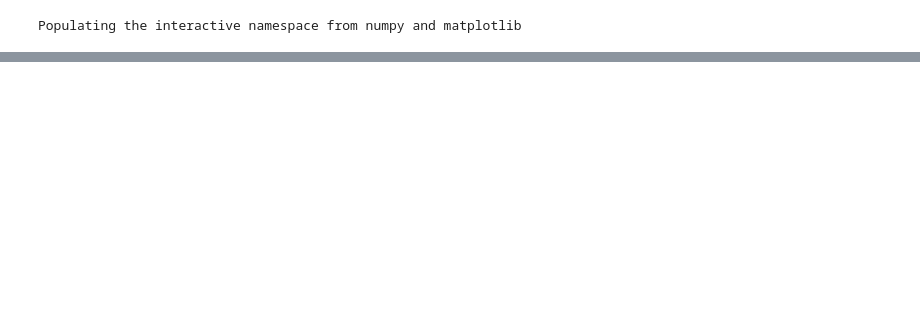
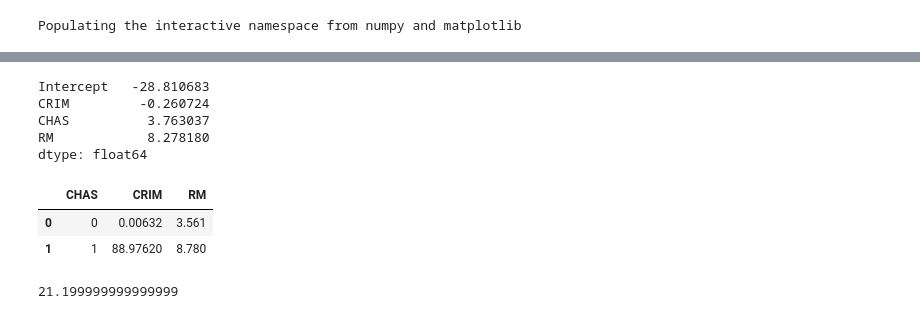
Before and after one commit to agnosticdev/JupyterNotebooks, a Jupyter notebook: Multiple Linear Regression Model.ipynb, the cells around one changed output, grey strips where cells are left out. Saved outputs shown, nothing was run; the diff lists cells and outputs as text; code cells hidden in the pictures; blank space fills up the shorter version.

Commit message:
Update Multiple Linear Regression Model.ipynb
Add a lot more detail the notebook

```diff
--- a/Multiple Linear Regression Model.ipynb
+++ b/Multiple Linear Regression Model.ipynb
@@ -35,0 +52,32 @@ xl_file
+# %%
+# y = B(0) + B(1) * CRIM + B(2) * CHAS + B(3) * RM
+
+# create a fitted model with all three predictors
+linear_regression_model = smf.ols(formula='MEDV ~ CRIM + CHAS + RM', data=df).fit()
+
+# print the coefficients
+linear_regression_model.params
+# %% [output]
+Intercept   -28.810683
+CRIM         -0.260724
+CHAS          3.763037
+RM            8.278180
+dtype: float64
+# %%
+# Adding in the coefficients to the equation
+# y = B(0) + B(1) * -0.260724 + B(2) * 3.763037 + B(3) * 8.278180
+
+# Upper and lower bound values of each column
+X_new = pd.DataFrame({'CRIM': [df.CRIM.min(), df.CRIM.max()], 'CHAS': [df.CHAS.min(), df.CHAS.max()], 'RM': [df.RM.min(), df.RM.max()]})
+X_new
+# %% [output]
+|  | CHAS | CRIM | RM |
+| 0 | 0 | 0.00632 | 3.561 |
+| 1 | 1 | 88.97620 | 8.780 |
+# %%
+# Here is the median of MEDV
+l = xl_file["MEDV"].tolist()
+median_medv = np.median(l)
+median_medv
+# %% [output]
+21.199999999999999
```
Also changed, not shown: parts of 6 cells of this notebook.
